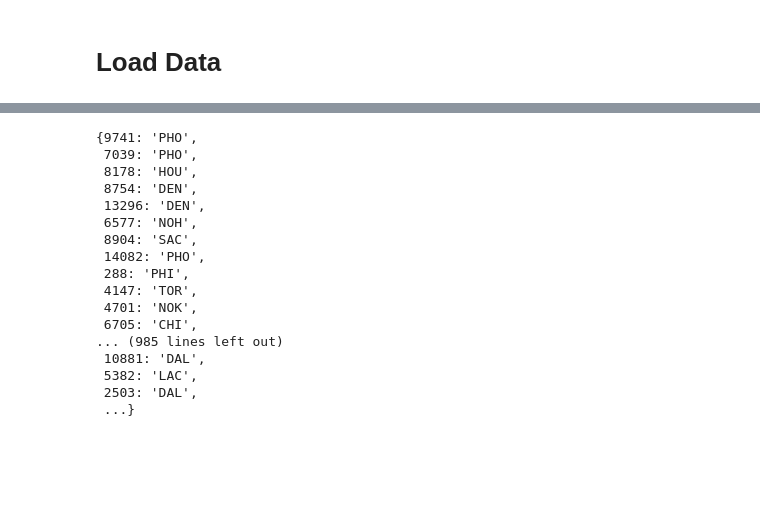
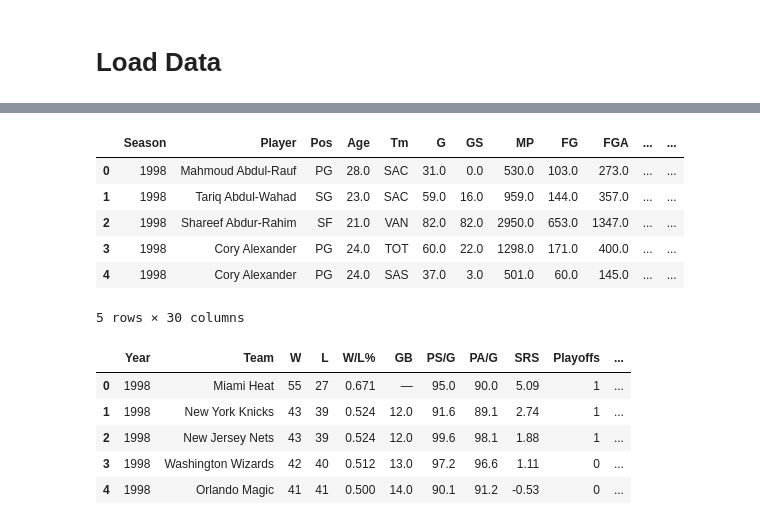
Before and after one commit to claykindiger/DSCI303FinalProject, a Jupyter notebook: Exercise4ForProject.ipynb, the cells around one changed output, grey strips where cells are left out. Drawn from its saved outputs; the diff is of its cells as text; code cells hidden in the pictures; blank space fills up the shorter version.

```diff
--- a/Exercise4ForProject.ipynb
+++ b/Exercise4ForProject.ipynb
@@ -54,31 +219,0 @@ players[players.index.isin([9741,9742,9743,9744])]
-# %%
-team_mapping = {'SAC':'Sacramento', 'VAN':'Vancouver', 'SAS':'San Antonio', 'DEN':'Denver', 'MIL':'Milwaukee', 'CLE':'Cleveland', 'ATL':'Atlanta', 'POR':'Portland',
-       'BOS':'Boston', 'ORL':'Orlando', 'UTA':'Utah', 'DAL':'Dallas', 'SEA':'Seattle', 'GSW':'Golden State', 'CHH':'Charlotte', 'MIA':'Miami', 'LAC':'L.A.Clippers',
-       'PHI':'Philadelphia', 'LAL':'L.A.Lakers', 'NJN':'New Jersey', 'IND':'Indiana', 'TOR':'Toronto', 'CHI':'Chicago', 'NYK':'New York', 'PHO':'Phoenix', 'HOU':'Houston',
-       'MIN':'Minnesota', 'WAS':'Washington', 'DET':'Detroit', 'MEM':'Memphis', 'NOH':'New Orleans', 'CHA':'Charlotte', 'NOK':'New Orleans', 'OKC':'Oklahoma City', 'BRK':'Brooklyn',
-       'NOP':'New Orleans', 'CHO':'Charlotte'}
-
-multi_team_player = {}
-for player,group in players.groupby(['player','season']):
-    if group.tm.nunique() > 1:
-        multi_team_player[group.index[0]] = list(group.tm)[-1]
-
-multi_team_player
-# %% [output]
-{9741: 'PHO',
- 7039: 'PHO',
- 8178: 'HOU',
- 8754: 'DEN',
- 13296: 'DEN',
- 6577: 'NOH',
- 8904: 'SAC',
- 14082: 'PHO',
- 288: 'PHI',
- 4147: 'TOR',
- 4701: 'NOK',
- 6705: 'CHI',
-... (985 lines left out)
- 10881: 'DAL',
- 5382: 'LAC',
- 2503: 'DAL',
- ...}
@@ -84,0 +225,19 @@ multi_team_player
+# %%
+players.head()
+# %% [output]
+|  | Season | Player | Pos | Age | Tm | G | GS | MP | FG | FGA | ... | ... |
+| 0 | 1998 | Mahmoud Abdul-Rauf | PG | 28.0 | SAC | 31.0 | 0.0 | 530.0 | 103.0 | 273.0 | ... | ... |
+| 1 | 1998 | Tariq Abdul-Wahad | SG | 23.0 | SAC | 59.0 | 16.0 | 959.0 | 144.0 | 357.0 | ... | ... |
+| 2 | 1998 | Shareef Abdur-Rahim | SF | 21.0 | VAN | 82.0 | 82.0 | 2950.0 | 653.0 | 1347.0 | ... | ... |
+| 3 | 1998 | Cory Alexander | PG | 24.0 | TOT | 60.0 | 22.0 | 1298.0 | 171.0 | 400.0 | ... | ... |
+| 4 | 1998 | Cory Alexander | PG | 24.0 | SAS | 37.0 | 3.0 | 501.0 | 60.0 | 145.0 | ... | ... |
+5 rows × 30 columns
+# %%
+teams.head()
+# %% [output]
+|  | Year | Team | W | L | W/L% | GB | PS/G | PA/G | SRS | Playoffs | ... |
+| 0 | 1998 | Miami Heat | 55 | 27 | 0.671 | — | 95.0 | 90.0 | 5.09 | 1 | ... |
+| 1 | 1998 | New York Knicks | 43 | 39 | 0.524 | 12.0 | 91.6 | 89.1 | 2.74 | 1 | ... |
+| 2 | 1998 | New Jersey Nets | 43 | 39 | 0.524 | 12.0 | 99.6 | 98.1 | 1.88 | 1 | ... |
+| 3 | 1998 | Washington Wizards | 42 | 40 | 0.512 | 13.0 | 97.2 | 96.6 | 1.11 | 0 | ... |
+| 4 | 1998 | Orlando Magic | 41 | 41 | 0.500 | 14.0 | 90.1 | 91.2 | -0.53 | 0 | ... |
```
Also changed, not shown: parts of 42 cells of this notebook, 5 other files.
